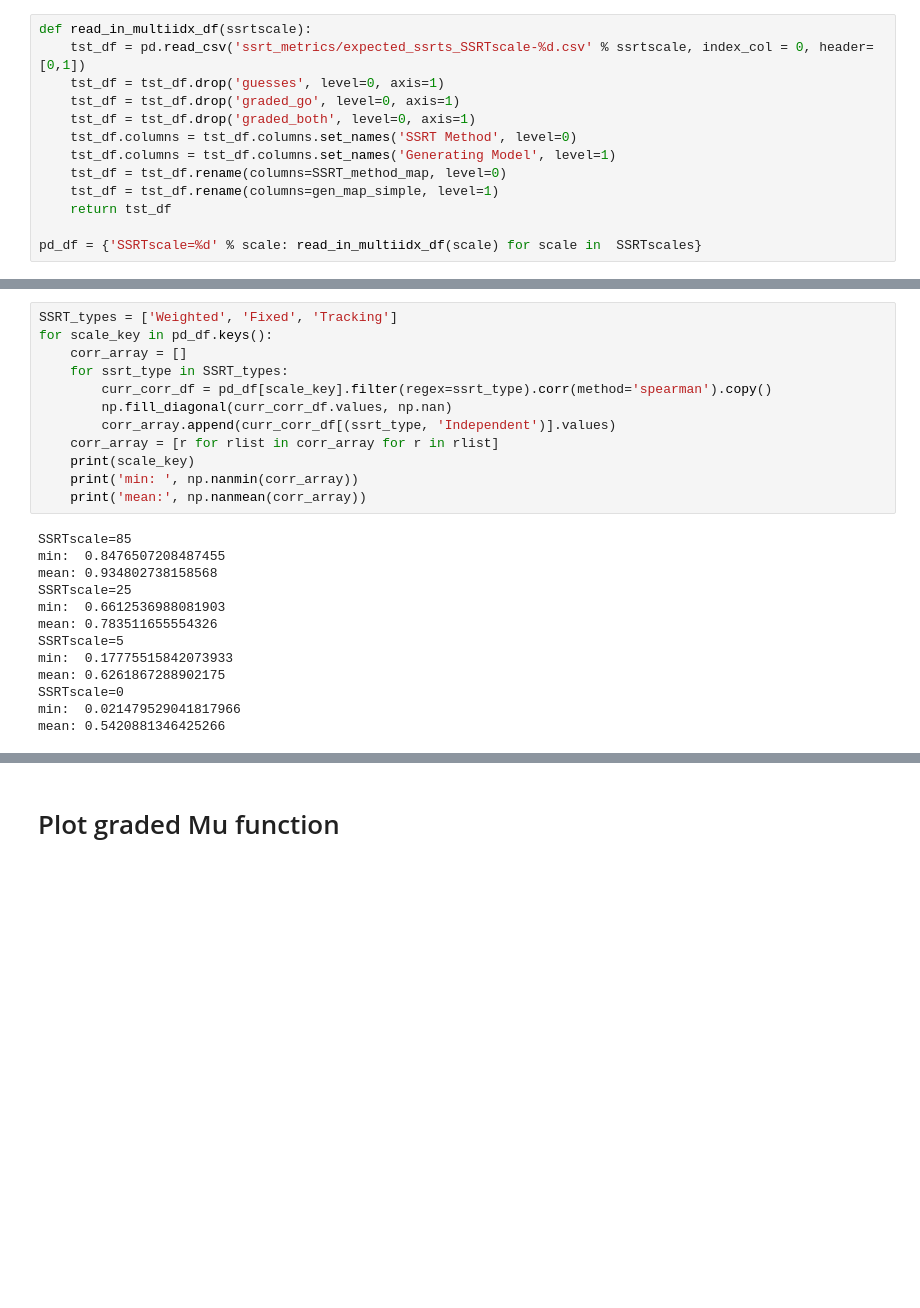
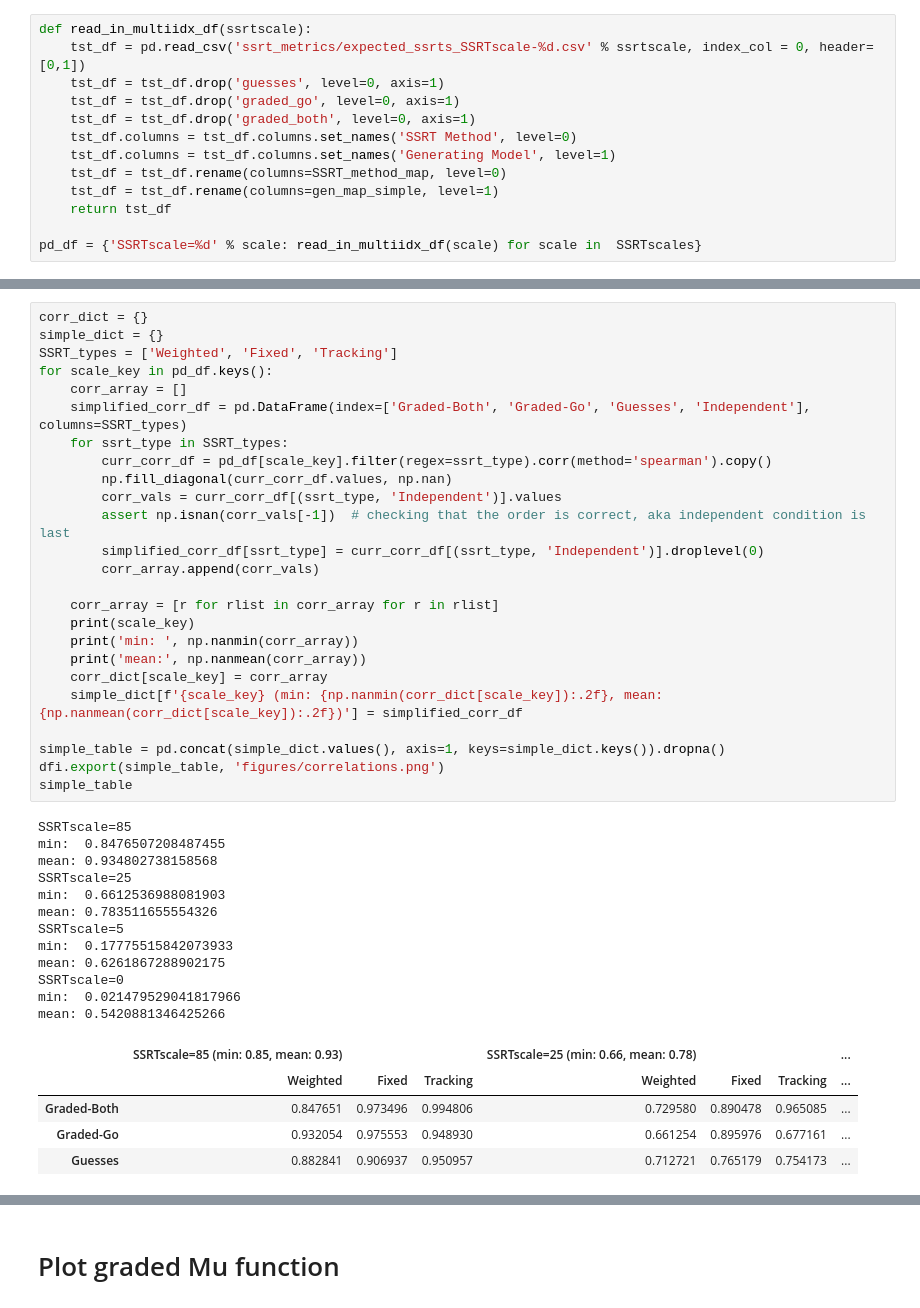
Before and after one commit to henrymj/ABCD_simulations, a Jupyter notebook: 2results_across_SSRTscales.ipynb, the cells around one changed output, grey strips where cells are left out. Drawn from its saved outputs; the diff is of its cells as text; blank space fills up the shorter version.

Commit message:
prepare to get formal figure names

```diff
--- a/2results_across_SSRTscales.ipynb
+++ b/2results_across_SSRTscales.ipynb
@@ -141,25 +118,43 @@ pd_df['SSRTscale=0'].corr(method='spearman')
 # %%
+corr_dict = {}
+simple_dict = {}
 SSRT_types = ['Weighted', 'Fixed', 'Tracking']
 for scale_key in pd_df.keys():
     corr_array = []
+    simplified_corr_df = pd.DataFrame(index=['Graded-Both', 'Graded-Go', 'Guesses', 'Independent'], columns=SSRT_types)
     for ssrt_type in SSRT_types:
         curr_corr_df = pd_df[scale_key].filter(regex=ssrt_type).corr(method='spearman').copy()
         np.fill_diagonal(curr_corr_df.values, np.nan)
-        corr_array.append(curr_corr_df[(ssrt_type, 'Independent')].values)
+        corr_vals = curr_corr_df[(ssrt_type, 'Independent')].values
+        assert np.isnan(corr_vals[-1])  # checking that the order is correct, aka independent condition is last
+        simplified_corr_df[ssrt_type] = curr_corr_df[(ssrt_type, 'Independent')].droplevel(0)
+        corr_array.append(corr_vals)
+
     corr_array = [r for rlist in corr_array for r in rlist]
     print(scale_key)
     print('min: ', np.nanmin(corr_array))
     print('mean:', np.nanmean(corr_array))
+    corr_dict[scale_key] = corr_array
+    simple_dict[f'{scale_key} (min: {np.nanmin(corr_dict[scale_key]):.2f}, mean: {np.nanmean(corr_dict[scale_key]):.2f})'] = simplified_corr_df
+
+simple_table = pd.concat(simple_dict.values(), axis=1, keys=simple_dict.keys()).dropna()
+dfi.export(simple_table, 'figures/correlations.png')
+simple_table
 # %% [output]
 SSRTscale=85
 min:  0.8476507208487455
 mean: 0.934802738158568
 SSRTscale=25
 min:  0.6612536988081903
 mean: 0.783511655554326
 SSRTscale=5
 min:  0.17775515842073933
 mean: 0.6261867288902175
 SSRTscale=0
 min:  0.021479529041817966
 mean: 0.5420881346425266
+|  | SSRTscale=85 (min: 0.85, mean: 0.93) |  |  | SSRTscale=25 (min: 0.66, mean: 0.78) |  |  | ... |
+|  | Weighted | Fixed | Tracking | Weighted | Fixed | Tracking | ... |
+| Graded-Both | 0.847651 | 0.973496 | 0.994806 | 0.729580 | 0.890478 | 0.965085 | ... |
+| Graded-Go | 0.932054 | 0.975553 | 0.948930 | 0.661254 | 0.895976 | 0.677161 | ... |
+| Guesses | 0.882841 | 0.906937 | 0.950957 | 0.712721 | 0.765179 | 0.754173 | ... |
```
Also changed, not shown: parts of 11 cells of this notebook, 4 other files.
